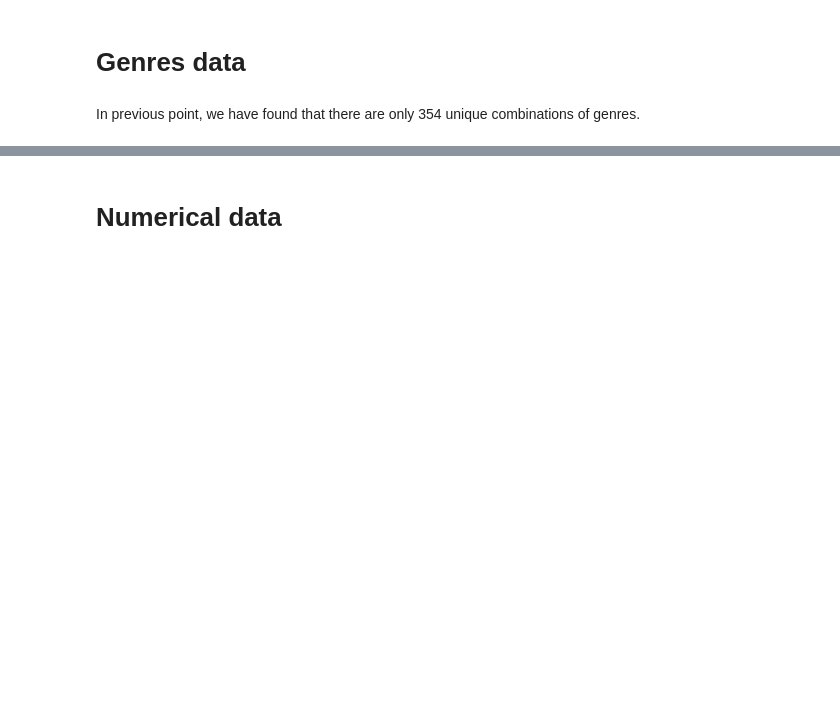
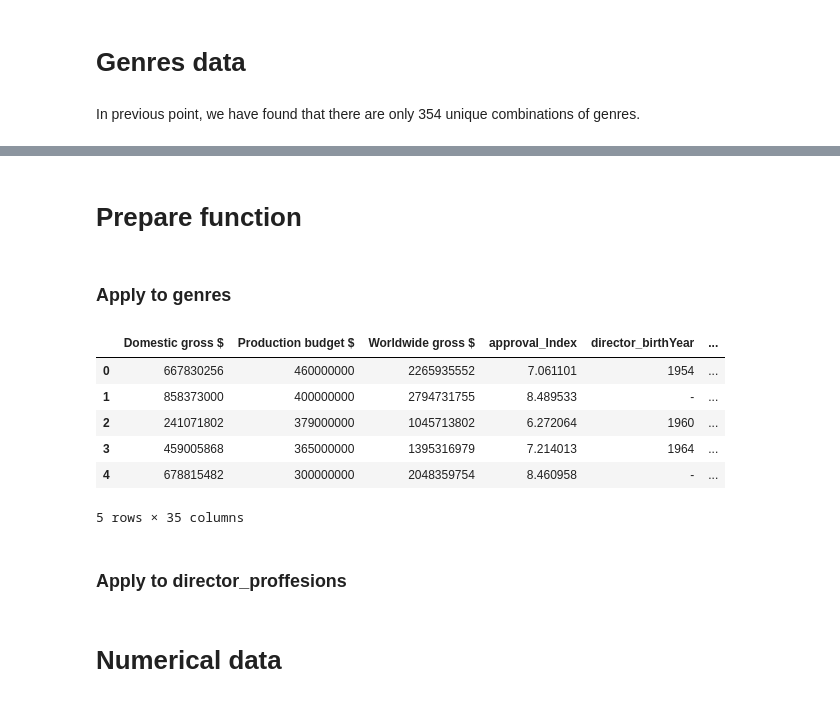
Before and after one commit to UserKrzysztof/MachineLearning-project2, a Jupyter notebook: eda.ipynb, the cells around one changed output, grey strips where cells are left out. Drawn from its saved outputs; the diff is of its cells as text; code cells hidden in the pictures; blank space fills up the shorter version.

```diff
--- a/eda.ipynb
+++ b/eda.ipynb
@@ -115,0 +223,33 @@ In previous point, we have found that there are only 354 unique combinations of
+# %% [markdown]
+# Prepare function
+# %%
+def _create_binary_features_from_str_feature(row: pd.Series, str_feature_name: str, delimiter: str = ",", skip_values: list = []) -> pd.Series:
+    values = row[str_feature_name].split(delimiter)
+    for v in values:
+        if v in skip_values: continue
+        row['is_{0}_{1}'.format(*[str_feature_name,v])] = 1
+    return row
+
+def OneHotEncoder_For_Str_Complex_Feature(data_frame: pd.DataFrame, str_feature_name: str, delimiter: str = ",", skip_values: list = [] ) -> pd.DataFrame:
+    df = data_frame.apply(lambda row: _create_binary_features_from_str_feature(row, str_feature_name,delimiter,skip_values), axis=1).drop(columns = str_feature_name)
+    colnames = df.filter(regex=f"is_{str_feature_name}").columns.values.tolist()
+    df[colnames]= df[colnames].fillna(0).astype(np.int64)
+    return df
+# %%
+df = pd.read_csv("data/movie_statistic_dataset.csv")
+# %% [markdown]
+### Apply to genres
+# %%
+df_new =  OneHotEncoder_For_Str_Complex_Feature(df,"genres",skip_values=["\\N","News"])
+# %%
+df_new.head()
+# %% [output]
+|  | Domestic gross $ | Production budget $ | Worldwide gross $ | approval_Index | director_birthYear | ... |
+| 0 | 667830256 | 460000000 | 2265935552 | 7.061101 | 1954 | ... |
+| 1 | 858373000 | 400000000 | 2794731755 | 8.489533 | - | ... |
+| 2 | 241071802 | 379000000 | 1045713802 | 6.272064 | 1960 | ... |
+| 3 | 459005868 | 365000000 | 1395316979 | 7.214013 | 1964 | ... |
+| 4 | 678815482 | 300000000 | 2048359754 | 8.460958 | - | ... |
+5 rows × 35 columns
+# %% [markdown]
+### Apply to director_proffesions
```
Also changed, not shown: parts of 14 cells of this notebook.
